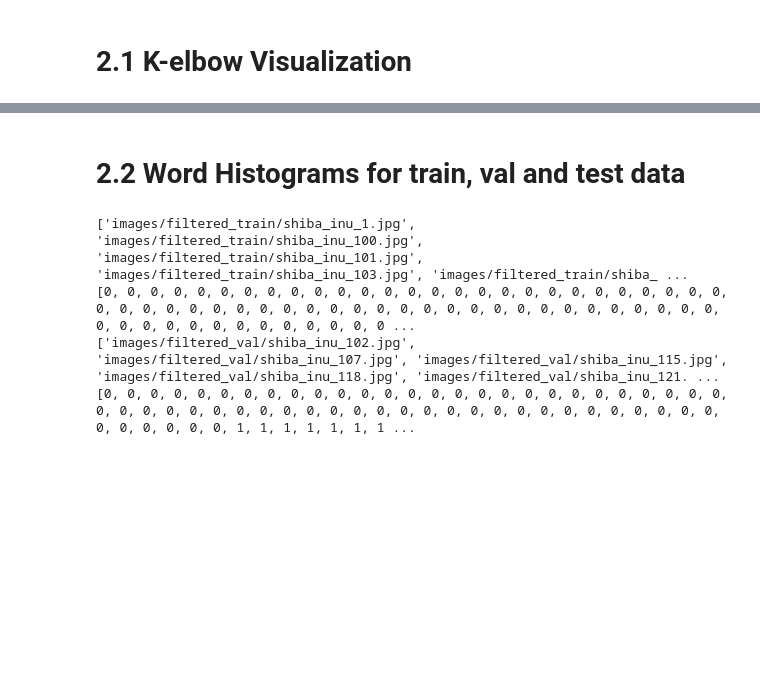
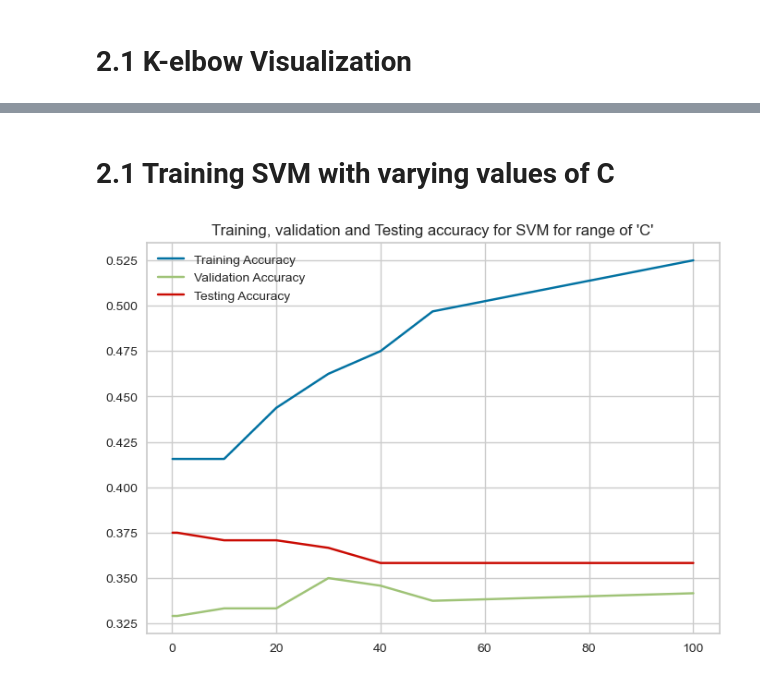
Before and after one commit to BrentonAD/SIT789-Task4-3P, a Jupyter notebook: SVM_ada.ipynb, the cells around one changed output, grey strips where cells are left out. Saved outputs shown, nothing was run; the diff lists cells and outputs as text; code cells hidden in the pictures; blank space fills up the shorter version.

```diff
--- a/SVM_ada.ipynb
+++ b/SVM_ada.ipynb
@@ -123,44 +194,3 @@ training_data = np.array(training_data)
-# %% [markdown]
-# 2.2 Word Histograms for train, val and test data
-# %%
-breeds = ["shiba_inu", "american_bulldog", "basset_hound", "chihuahua"]
-path = 'images/'
-training_file_names = []
-training_breed_labels = []
-validation_file_names = []
-validation_breed_labels = []
-testing_file_names = []
-testing_breed_labels = []
-for i, breed in enumerate(breeds):
-    # Training Data
-    sub_path = path + 'filtered_train/'
-    sub_file_names = [os.path.join(sub_path, file) for file in os.listdir(sub_path) if file.startswith(breed)]
-    sub_breed_labels = [i] * len(sub_file_names) #create a list of N elements, all are i
-    training_file_names += sub_file_names
-    training_breed_labels += sub_breed_labels
-    # Validation Data
-    sub_path = path + 'filtered_val/'
-    sub_file_names = [os.path.join(sub_path, file) for file in os.listdir(sub_path) if file.startswith(breed)]
-    sub_breed_labels = [i] * len(sub_file_names) #create a list of N elements, all are i
-    validation_file_names += sub_file_names
-    validation_breed_labels += sub_breed_labels
-    # Testing Data
-    sub_path = path + 'test/'
-    sub_file_names = [os.path.join(sub_path, file) for file in os.listdir(sub_path) if file.startswith(breed)]
-    sub_breed_labels = [i] * len(sub_file_names) #create a list of N elements, all are i
-    testing_file_names += sub_file_names
-    testing_breed_labels += sub_breed_labels
-
-print(training_file_names)
-print(training_breed_labels)
-
-print(validation_file_names)
-print(validation_breed_labels)
-# %% [output]
-['images/filtered_train/shiba_inu_1.jpg', 'images/filtered_train/shiba_inu_100.jpg', 'images/filtered_train/shiba_inu_101.jpg', 'images/filtered_train/shiba_inu_103.jpg', 'images/filtered_train/shiba_ ...
-[0, 0, 0, 0, 0, 0, 0, 0, 0, 0, 0, 0, 0, 0, 0, 0, 0, 0, 0, 0, 0, 0, 0, 0, 0, 0, 0, 0, 0, 0, 0, 0, 0, 0, 0, 0, 0, 0, 0, 0, 0, 0, 0, 0, 0, 0, 0, 0, 0, 0, 0, 0, 0, 0, 0, 0, 0, 0, 0, 0, 0, 0, 0, 0, 0, 0, 0 ...
-['images/filtered_val/shiba_inu_102.jpg', 'images/filtered_val/shiba_inu_107.jpg', 'images/filtered_val/shiba_inu_115.jpg', 'images/filtered_val/shiba_inu_118.jpg', 'images/filtered_val/shiba_inu_121. ...
-[0, 0, 0, 0, 0, 0, 0, 0, 0, 0, 0, 0, 0, 0, 0, 0, 0, 0, 0, 0, 0, 0, 0, 0, 0, 0, 0, 0, 0, 0, 0, 0, 0, 0, 0, 0, 0, 0, 0, 0, 0, 0, 0, 0, 0, 0, 0, 0, 0, 0, 0, 0, 0, 0, 0, 0, 0, 0, 0, 0, 1, 1, 1, 1, 1, 1, 1 ...
 # %%
 num_words = 50
 dictionary_name = 'breeds'
@@ -168,6 +198,7 @@ dictionary = Dictionary(dictionary_name, training_file_names, num_words)
 # %%
 training_word_histograms = dictionary.learn()
 validation_word_histograms = dictionary.create_word_histograms(validation_file_names)
+testing_word_histograms = dictionary.create_word_histograms(testing_file_names)
 # %%
 # Save Dictionary
 with open('breeds_dictionary.dic', 'wb') as f: #'wb' is for binary write
@@ -176,3 +207,41 @@ with open('breeds_dictionary.dic', 'wb') as f: #'wb' is for binary write
 # Read Dictionary
 with open('breeds_dictionary.dic', 'rb') as f: #'rb' is for binary read
     dictionary = pickle.load(f)
+# %% [markdown]
+# 2.1 Training SVM with varying values of C
+# %%
+# Define the training parameters
+training_accuracies = []
+validation_accuracies = []
+testing_accuracies = []
+C = [0.1, 1, 10, 20, 30, 40, 50, 100]
+# %%
+for c in C:
+    # SVM classifier
+    svm_classifier = svm.SVC(C = c, kernel = 'linear')
+    svm_classifier.fit(training_word_histograms, training_breed_labels)
+
+    # Get accuracy on training dataset
+    training_pred = svm_classifier.predict(training_word_histograms)
+    training_acc = accuracy_score(training_breed_labels, training_pred)
+    training_accuracies.append(training_acc)
+
+    # Get accuracy on validation dataset
+    validation_pred = svm_classifier.predict(validation_word_histograms)
+    validation_acc = accuracy_score(validation_breed_labels, validation_pred)
+    validation_accuracies.append(validation_acc)
+
+    # Get accuracy on testing dataset
+    testing_pred = svm_classifier.predict(testing_word_histograms)
+    testing_acc = accuracy_score(testing_breed_labels, testing_pred)
+    testing_accuracies.append(testing_acc)
+# %%
+# Plot the results
+plt.plot(C, training_accuracies, label='Training Accuracy')
+plt.plot(C, validation_accuracies, label='Validation Accuracy')
+plt.plot(C, testing_accuracies, label='Testing Accuracy')
+plt.legend()
+plt.title("Training, validation and Testing accuracy for SVM for range of 'C'")
+plt.show()
+# %% [output]
+[figure, added]
```
Also changed, not shown: parts of 52 cells of this notebook.
